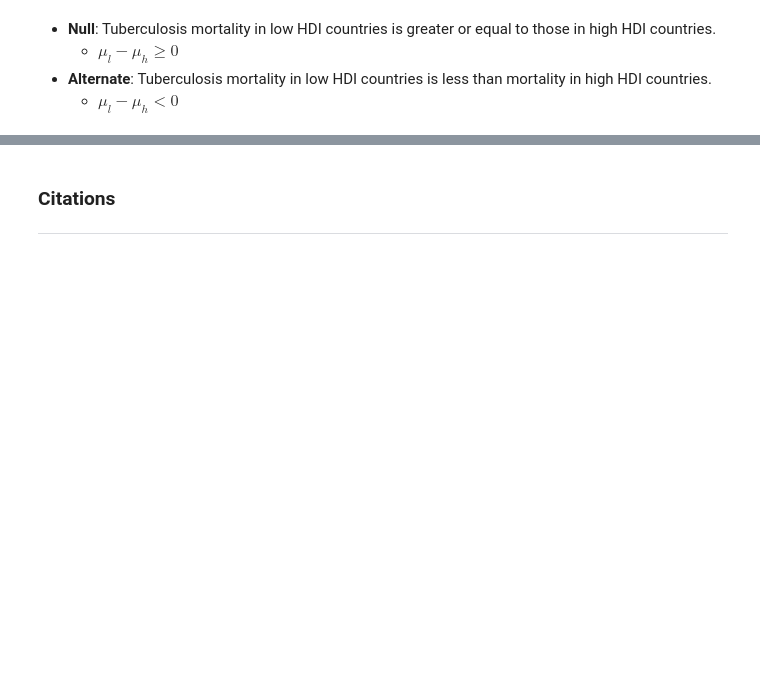
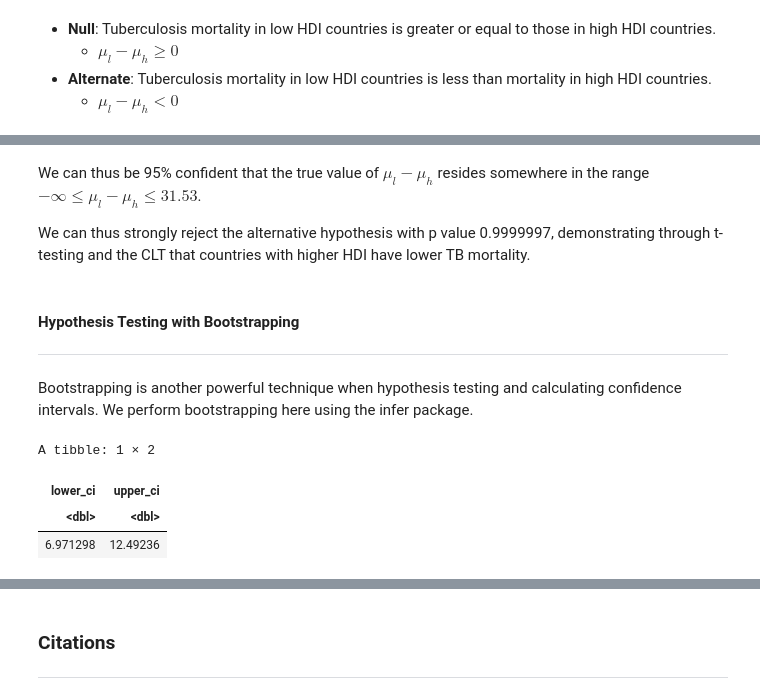
Before and after one commit to Remembria/Group-38-Project-Proposal, a Jupyter notebook: Group_38_Project_Report.ipynb, the cells around one changed output, grey strips where cells are left out. Cells and saved outputs as stored; diff of their text form; code cells hidden in the pictures; blank space fills up the shorter version.

```diff
--- a/Group_38_Project_Report.ipynb
+++ b/Group_38_Project_Report.ipynb
@@ -249,0 +292,24 @@ where $\mu_l$ is mean mortality in low HDI countries, and $\mu_l$ is mean mortal
+# %% [markdown]
+We can thus be 95% confident that the true value of $\mu_l - \mu_h$ resides somewhere in the range $-\infty \leq \mu_l - \mu_h \leq 31.53$.
+
+We can thus strongly reject the alternative hypothesis with p value 0.9999997, demonstrating through t-testing and the CLT that countries with higher HDI have lower TB mortality.
+# %% [markdown]
+<h4> Hypothesis Testing with Bootstrapping</h4>
+<hr>
+# %% [markdown]
+Bootstrapping is another powerful technique when hypothesis testing and calculating confidence intervals. We perform bootstrapping here using the infer package.
+# %%
+bootstrap_ci <- tb_hdi_df %>%
+    select(HDI_Classification, Deaths_due_to_TB_per_100_000) %>%
+    specify(response = Deaths_due_to_TB_per_100_000) %>%
+    generate(reps = 5000, type = "bootstrap") %>%
+    calculate(stat = "mean") %>%
+    get_confidence_interval(level = 0.95, type = "percentile")
+
+
+bootstrap_ci
+# %% [output]
+A tibble: 1 × 2
+| lower_ci | upper_ci |
+| <dbl> | <dbl> |
+| 6.971298 | 12.49236 |
```
Also changed, not shown: parts of 9 cells of this notebook.
